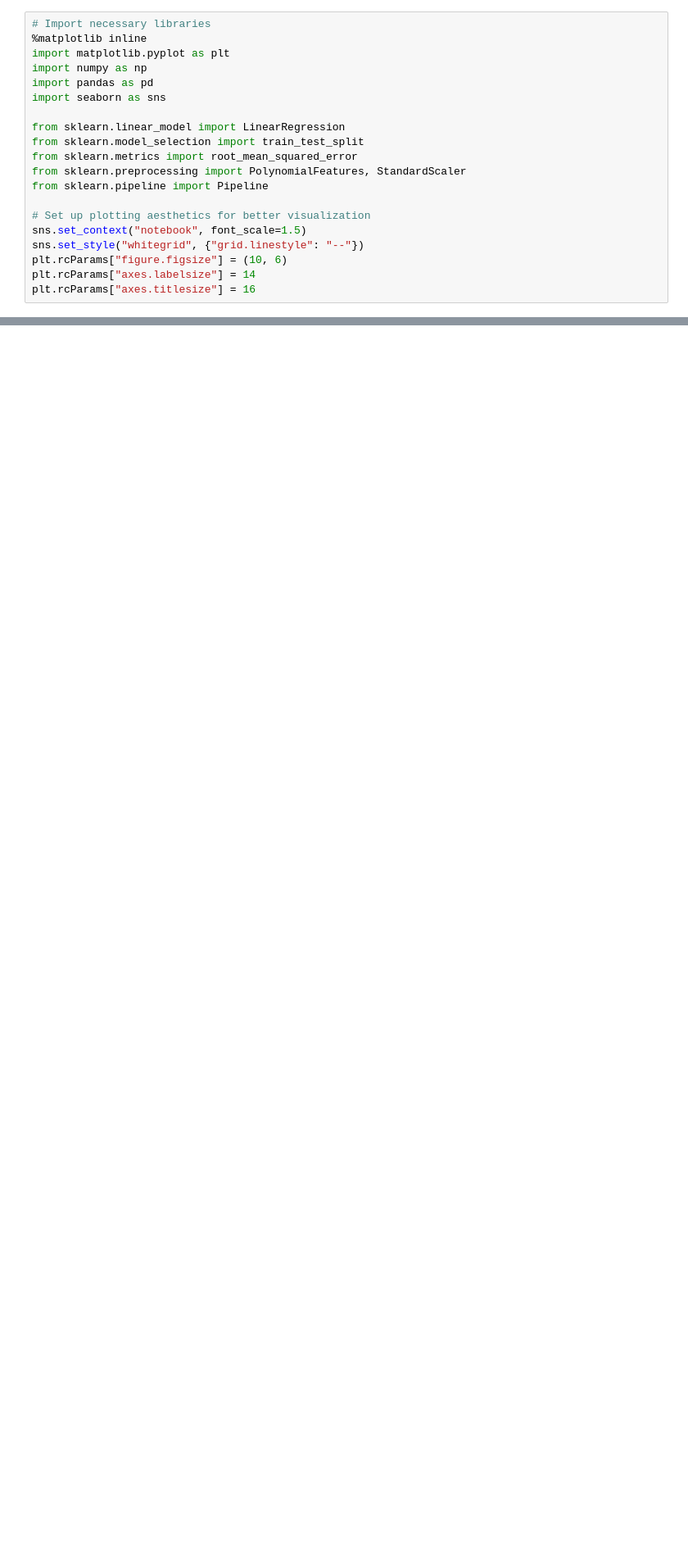
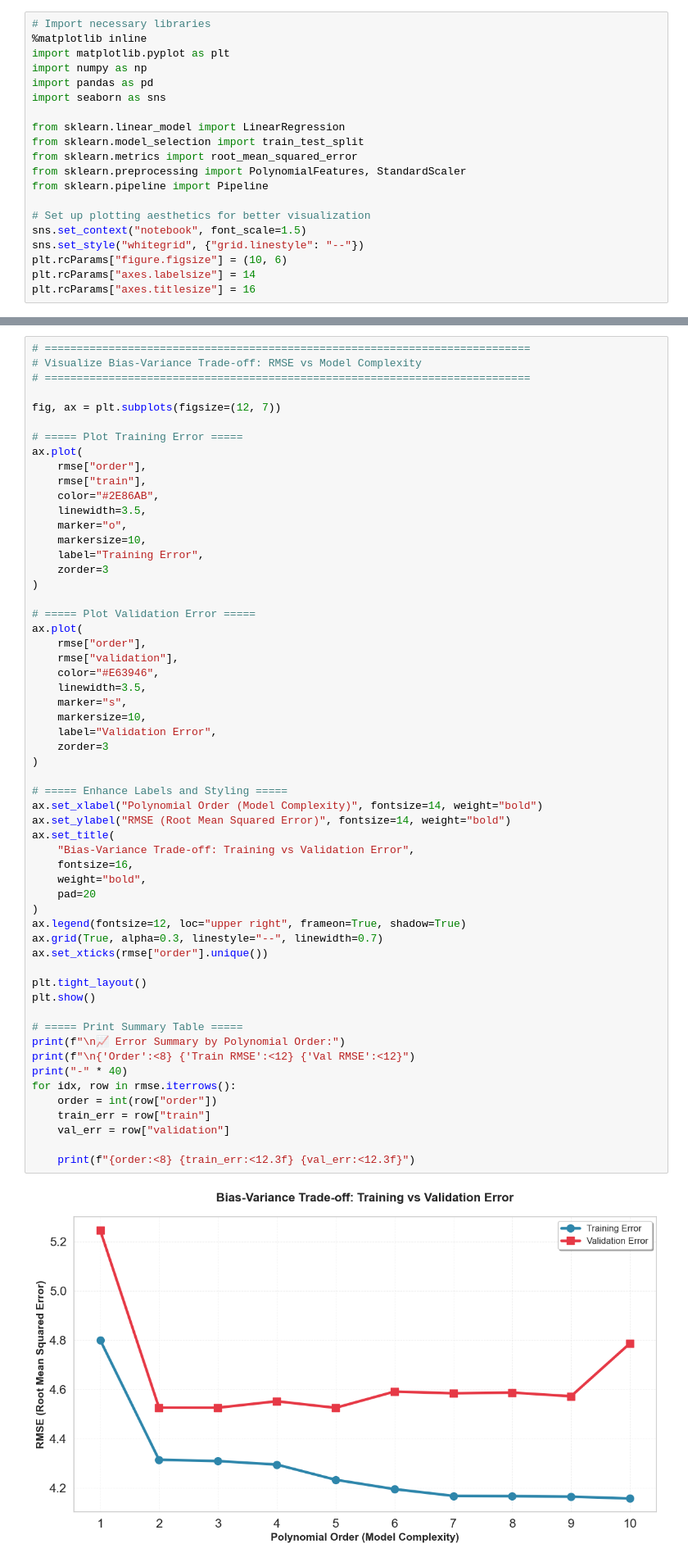
Before and after one commit to changyaochen/MECE4520, a Jupyter notebook: lectures/notebooks/12_cross_validation.ipynb, the cells around one changed output, grey strips where cells are left out. Shown at 82% size. Cells and saved outputs as stored; diff of their text form; blank space fills up the shorter version.

```diff
--- a/lectures/notebooks/12_cross_validation.ipynb
+++ b/lectures/notebooks/12_cross_validation.ipynb
@@ -478,0 +309,59 @@ Order    Train Mean   Train Std    Val Mean     Val Std      Gap
+# %%
+# ============================================================================
+# Visualize Bias-Variance Trade-off: RMSE vs Model Complexity
+# ============================================================================
+
+fig, ax = plt.subplots(figsize=(12, 7))
+
+# ===== Plot Training Error =====
+ax.plot(
+    rmse["order"],
+    rmse["train"],
+    color="#2E86AB",
+    linewidth=3.5,
+    marker="o",
+    markersize=10,
+    label="Training Error",
+    zorder=3
+)
+
+# ===== Plot Validation Error =====
+ax.plot(
+    rmse["order"],
+    rmse["validation"],
+    color="#E63946",
+    linewidth=3.5,
+    marker="s",
+    markersize=10,
+    label="Validation Error",
+    zorder=3
+)
+
+# ===== Enhance Labels and Styling =====
+ax.set_xlabel("Polynomial Order (Model Complexity)", fontsize=14, weight="bold")
+ax.set_ylabel("RMSE (Root Mean Squared Error)", fontsize=14, weight="bold")
+ax.set_title(
+    "Bias-Variance Trade-off: Training vs Validation Error",
+    fontsize=16,
+    weight="bold",
+    pad=20
+)
+ax.legend(fontsize=12, loc="upper right", frameon=True, shadow=True)
+ax.grid(True, alpha=0.3, linestyle="--", linewidth=0.7)
+ax.set_xticks(rmse["order"].unique())
+
+plt.tight_layout()
+plt.show()
+
+# ===== Print Summary Table =====
+print(f"\n📈 Error Summary by Polynomial Order:")
+print(f"\n{'Order':<8} {'Train RMSE':<12} {'Val RMSE':<12}")
+print("-" * 40)
+for idx, row in rmse.iterrows():
+    order = int(row["order"])
+    train_err = row["train"]
+    val_err = row["validation"]
+
+    print(f"{order:<8} {train_err:<12.3f} {val_err:<12.3f}")
+# %% [output]
+[figure, added]
```
Also changed, not shown: parts of 7 cells of this notebook.
